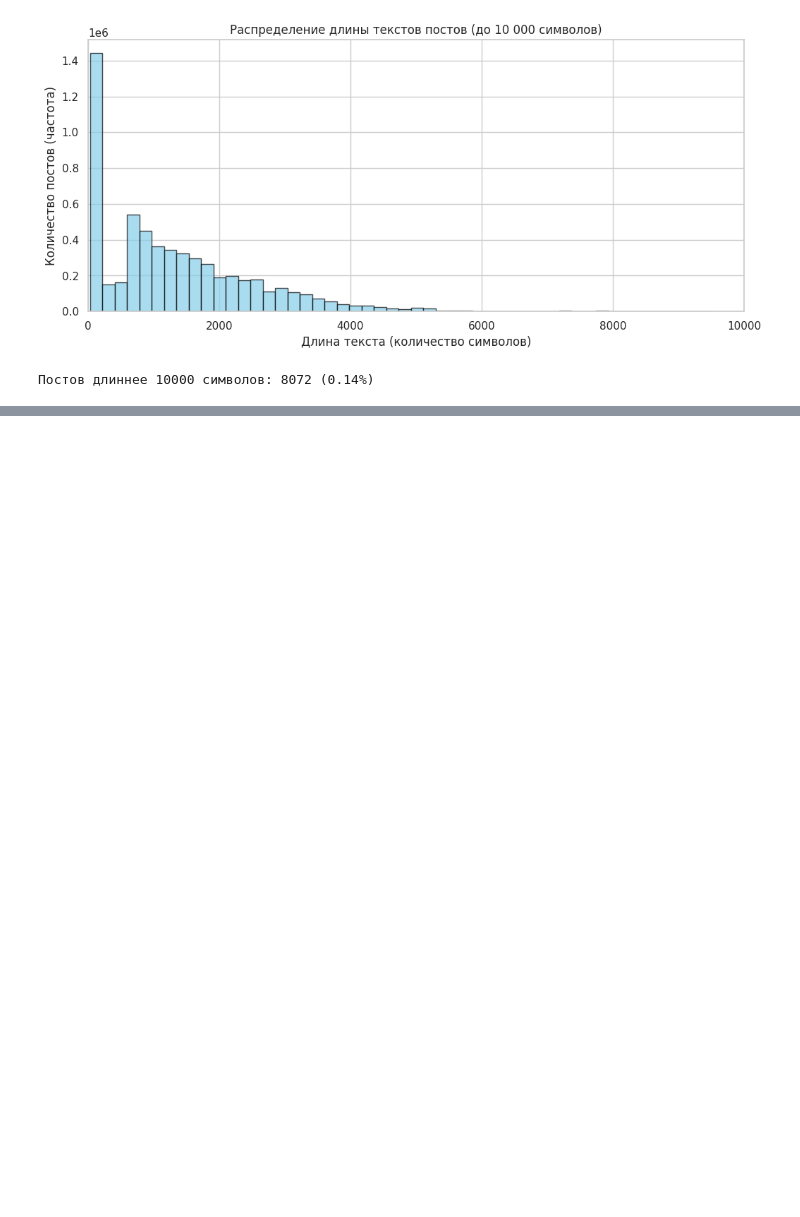
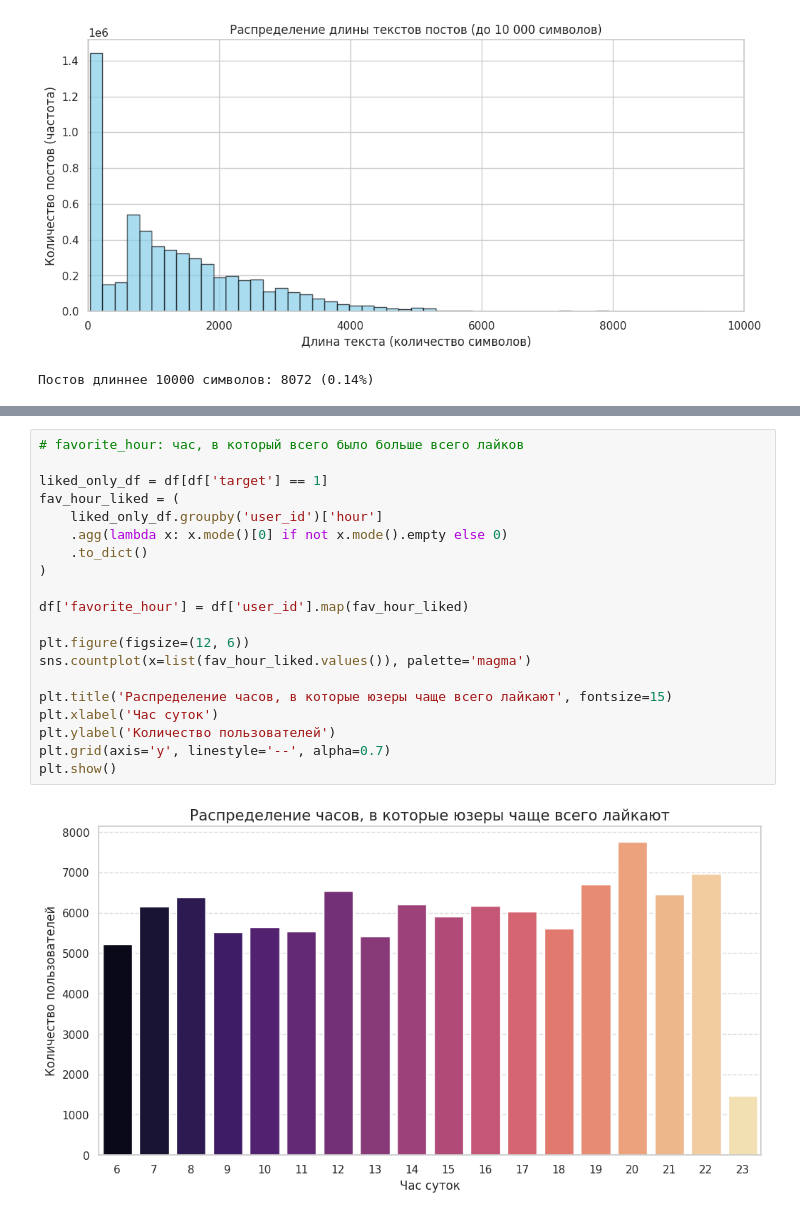
Before and after one commit to nadushaem/RecSys_START_ML_karpov_courses, a Jupyter notebook: start-ml-final-project-eda.ipynb, the cells around one changed output, grey strips where cells are left out. Cells and saved outputs as stored; diff of their text form; blank space fills up the shorter version.

```diff
--- a/start-ml-final-project-eda.ipynb
+++ b/start-ml-final-project-eda.ipynb
@@ -470,0 +455,22 @@ print(report)
+# %%
+# favorite_hour: час, в который всего было больше всего лайков
+
+liked_only_df = df[df['target'] == 1]
+fav_hour_liked = (
+    liked_only_df.groupby('user_id')['hour']
+    .agg(lambda x: x.mode()[0] if not x.mode().empty else 0)
+    .to_dict()
+)
+
+df['favorite_hour'] = df['user_id'].map(fav_hour_liked)
+
+plt.figure(figsize=(12, 6))
+sns.countplot(x=list(fav_hour_liked.values()), palette='magma')
+
+plt.title('Распределение часов, в которые юзеры чаще всего лайкают', fontsize=15)
+plt.xlabel('Час суток')
+plt.ylabel('Количество пользователей')
+plt.grid(axis='y', linestyle='--', alpha=0.7)
+plt.show()
+# %% [output]
+[figure, added]
```
Also changed, not shown: parts of 25 cells of this notebook.
